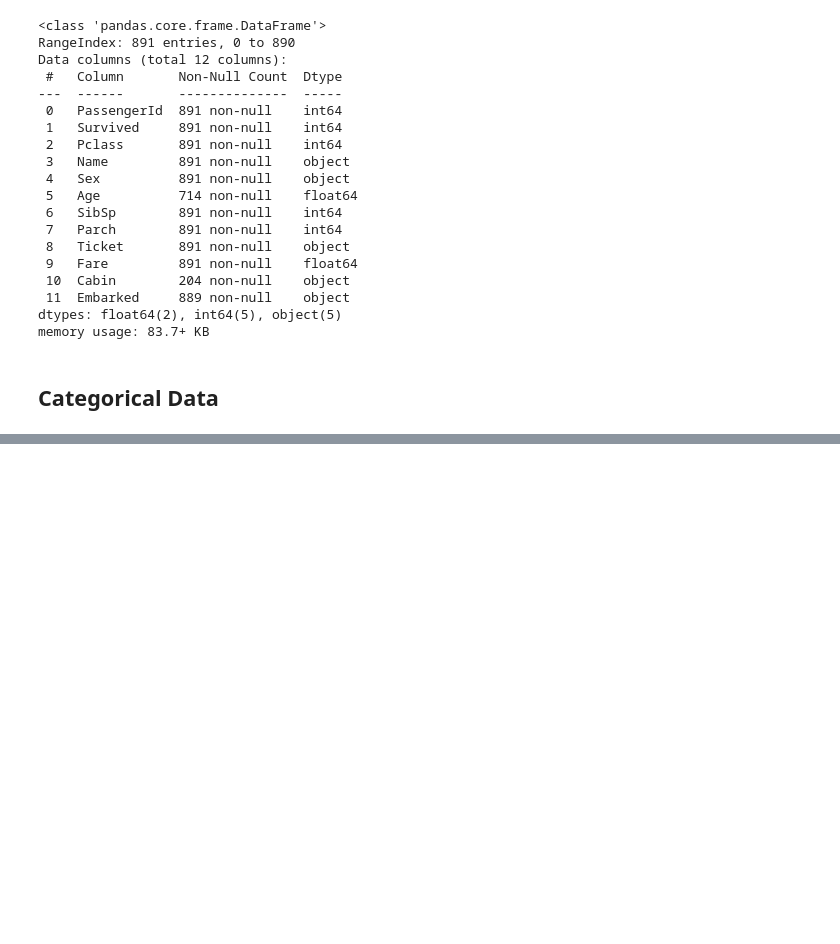
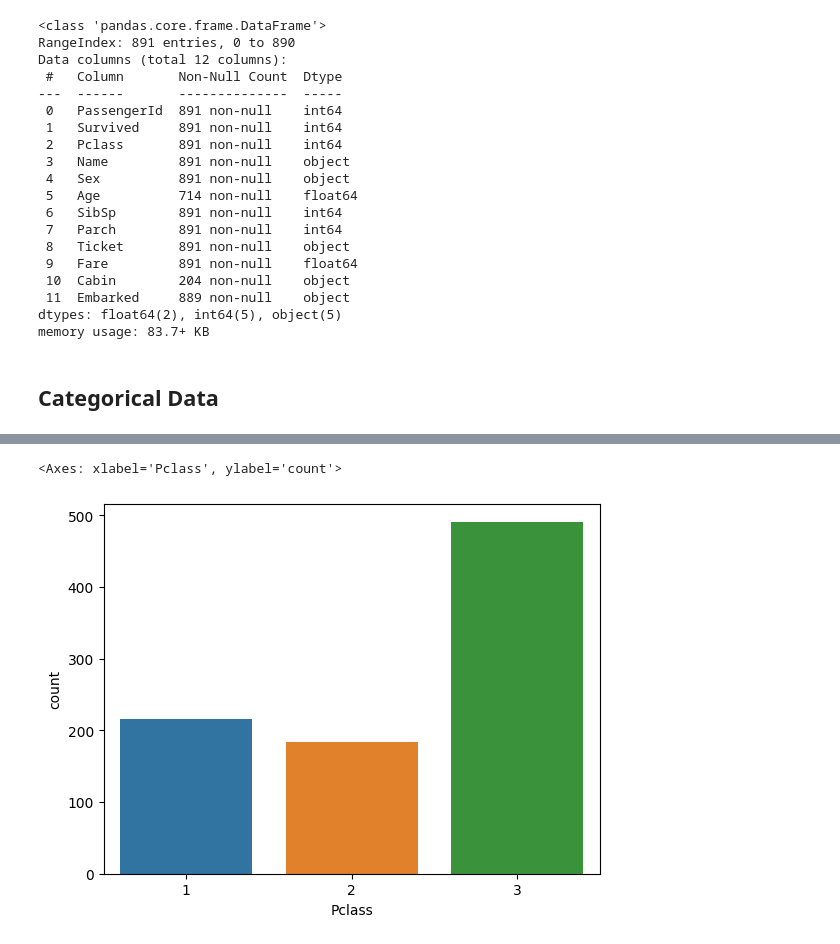
Before and after one commit to sapanashrestha/EDA, a Jupyter notebook: titanic.ipynb, the cells around one changed output, grey strips where cells are left out. Drawn from its saved outputs; the diff is of its cells as text; code cells hidden in the pictures; blank space fills up the shorter version.

```diff
--- a/titanic.ipynb
+++ b/titanic.ipynb
@@ -64,0 +78,5 @@ import seaborn as sns
+# %%
+sns.countplot(x=df["Pclass"])
+# %% [output]
+<Axes: xlabel='Pclass', ylabel='count'>
+[figure, added]
```
Also changed, not shown: parts of 10 cells of this notebook.
